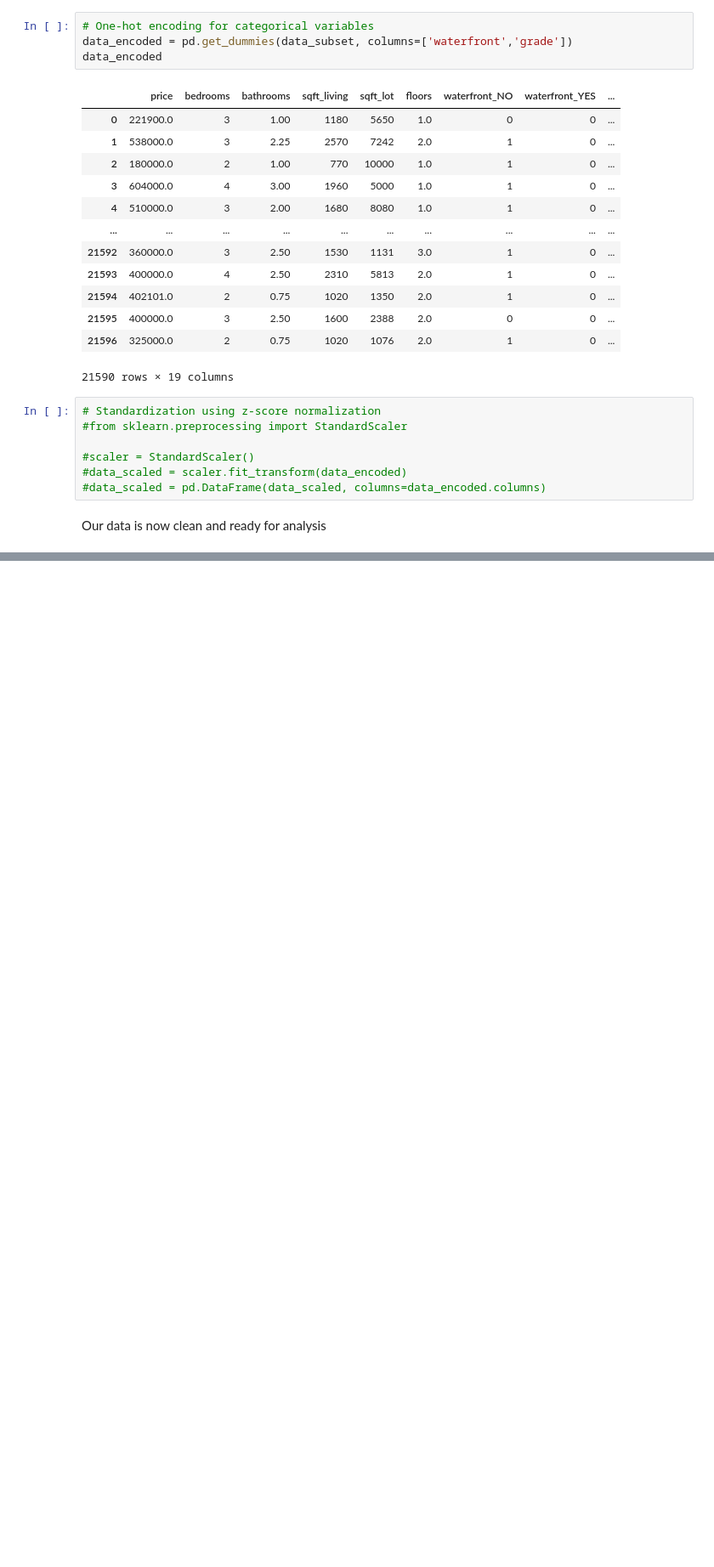
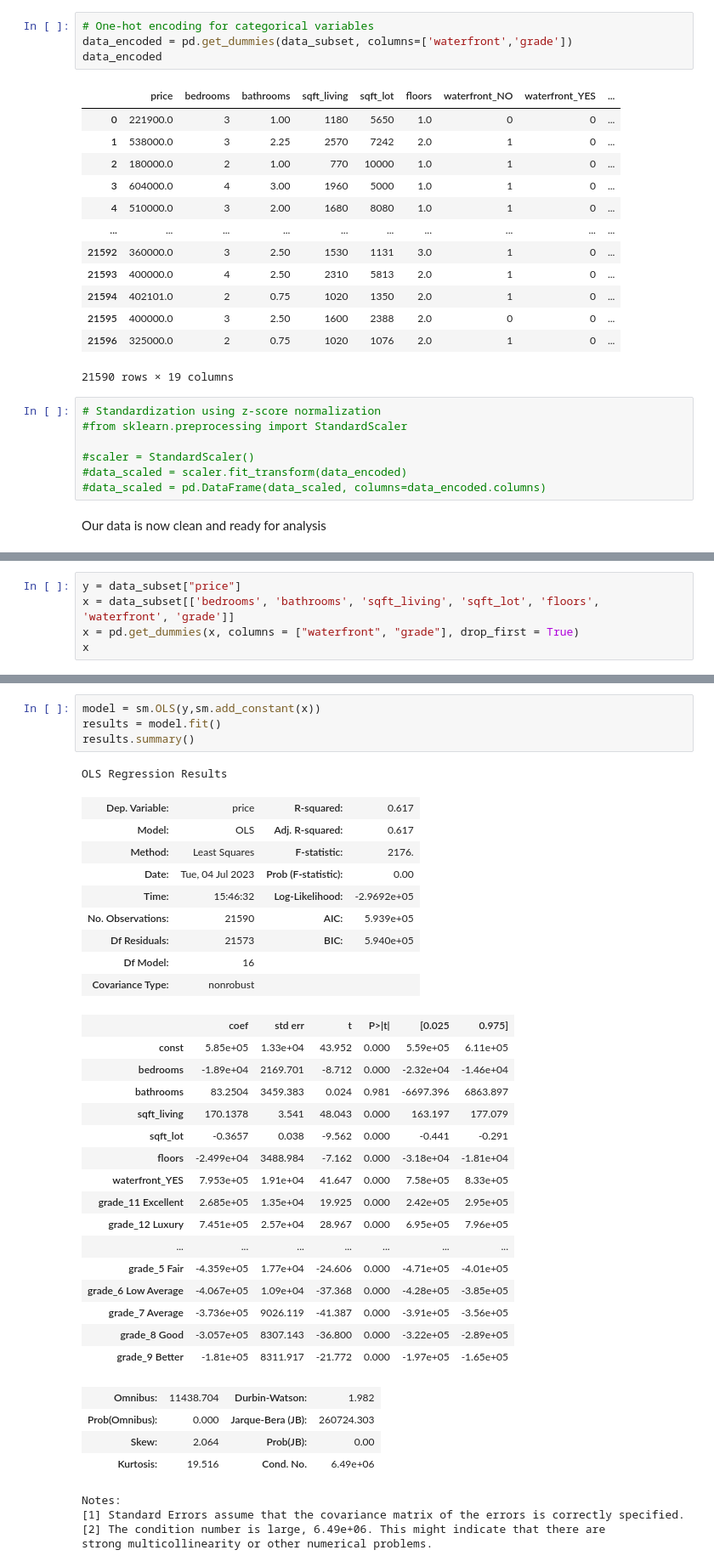
Before and after one commit to stanoff/dsc-phase-2-project-v2-3, a Jupyter notebook: student.ipynb, the cells around one changed output, grey strips where cells are left out. Shown at 85% size. Drawn from its saved outputs; the diff is of its cells as text; blank space fills up the shorter version.

```diff
--- a/student.ipynb
+++ b/student.ipynb
@@ -203,0 +246,5 @@ Our data is now clean and ready for analysis
+# %%
+y = data_subset["price"]
+x = data_subset[['bedrooms', 'bathrooms', 'sqft_living', 'sqft_lot', 'floors', 'waterfront', 'grade']]
+x = pd.get_dummies(x, columns = ["waterfront", "grade"], drop_first = True)
+x
@@ -203,0 +265,39 @@ Our data is now clean and ready for analysis
+# %%
+model = sm.OLS(y,sm.add_constant(x))
+results = model.fit()
+results.summary()
+# %% [output]
+OLS Regression Results
+| Dep. Variable: | price | R-squared: | 0.617 |
+| Model: | OLS | Adj. R-squared: | 0.617 |
+| Method: | Least Squares | F-statistic: | 2176. |
+| Date: | Tue, 04 Jul 2023 | Prob (F-statistic): | 0.00 |
+| Time: | 15:46:32 | Log-Likelihood: | -2.9692e+05 |
+| No. Observations: | 21590 | AIC: | 5.939e+05 |
+| Df Residuals: | 21573 | BIC: | 5.940e+05 |
+| Df Model: | 16 |  |  |
+| Covariance Type: | nonrobust |  |  |
+|  | coef | std err | t | P>|t| | [0.025 | 0.975] |
+| const | 5.85e+05 | 1.33e+04 | 43.952 | 0.000 | 5.59e+05 | 6.11e+05 |
+| bedrooms | -1.89e+04 | 2169.701 | -8.712 | 0.000 | -2.32e+04 | -1.46e+04 |
+| bathrooms | 83.2504 | 3459.383 | 0.024 | 0.981 | -6697.396 | 6863.897 |
+| sqft_living | 170.1378 | 3.541 | 48.043 | 0.000 | 163.197 | 177.079 |
+| sqft_lot | -0.3657 | 0.038 | -9.562 | 0.000 | -0.441 | -0.291 |
+| floors | -2.499e+04 | 3488.984 | -7.162 | 0.000 | -3.18e+04 | -1.81e+04 |
+| waterfront_YES | 7.953e+05 | 1.91e+04 | 41.647 | 0.000 | 7.58e+05 | 8.33e+05 |
+| grade_11 Excellent | 2.685e+05 | 1.35e+04 | 19.925 | 0.000 | 2.42e+05 | 2.95e+05 |
+| grade_12 Luxury | 7.451e+05 | 2.57e+04 | 28.967 | 0.000 | 6.95e+05 | 7.96e+05 |
+| ... | ... | ... | ... | ... | ... | ... |
+| grade_5 Fair | -4.359e+05 | 1.77e+04 | -24.606 | 0.000 | -4.71e+05 | -4.01e+05 |
+| grade_6 Low Average | -4.067e+05 | 1.09e+04 | -37.368 | 0.000 | -4.28e+05 | -3.85e+05 |
+| grade_7 Average | -3.736e+05 | 9026.119 | -41.387 | 0.000 | -3.91e+05 | -3.56e+05 |
+| grade_8 Good | -3.057e+05 | 8307.143 | -36.800 | 0.000 | -3.22e+05 | -2.89e+05 |
+| grade_9 Better | -1.81e+05 | 8311.917 | -21.772 | 0.000 | -1.97e+05 | -1.65e+05 |
+| Omnibus: | 11438.704 | Durbin-Watson: | 1.982 |
+| Prob(Omnibus): | 0.000 | Jarque-Bera (JB): | 260724.303 |
+| Skew: | 2.064 | Prob(JB): | 0.00 |
+| Kurtosis: | 19.516 | Cond. No. | 6.49e+06 |
+Notes:
+[1] Standard Errors assume that the covariance matrix of the errors is correctly specified.
+[2] The condition number is large, 6.49e+06. This might indicate that there are
+strong multicollinearity or other numerical problems.
```
Also changed, not shown: parts of 9 cells of this notebook.
